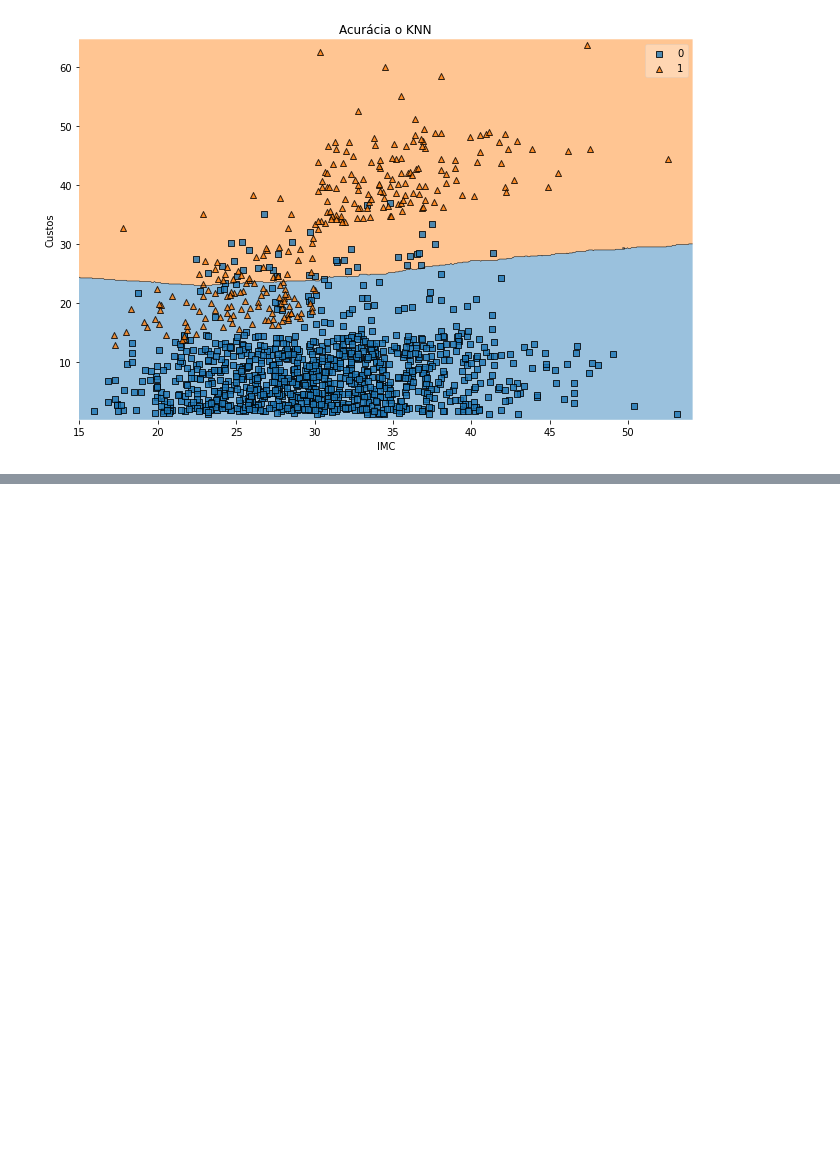
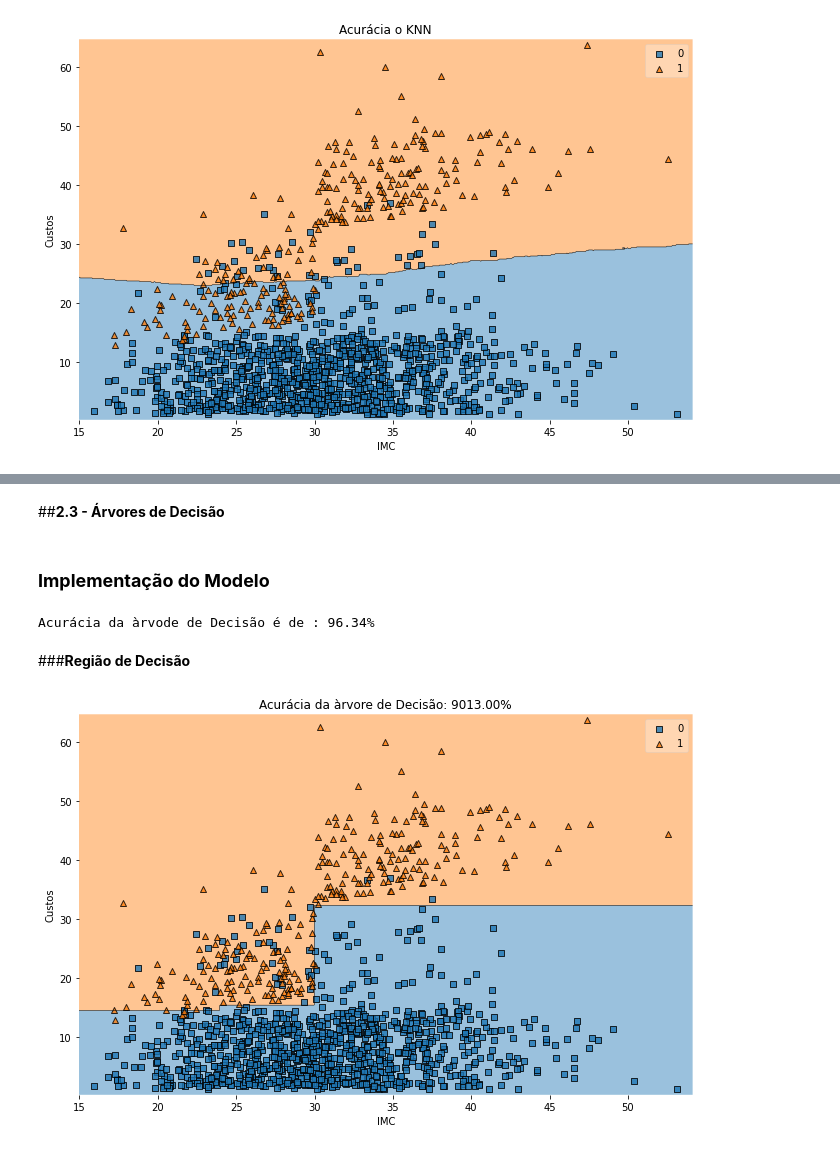
Before and after one commit to SamuelSousaFerreira/Curso-Dominando-Data-Science---Flai, a Jupyter notebook: Modelos_de_Classificação_Flai.ipynb, the cells around one changed output, grey strips where cells are left out. Saved outputs shown, nothing was run; the diff lists cells and outputs as text; code cells hidden in the pictures; blank space fills up the shorter version.

```diff
--- a/Modelos_de_Classificação_Flai.ipynb
+++ b/Modelos_de_Classificação_Flai.ipynb
@@ -175,0 +205,4 @@ plt.show()
+# %% [markdown]
+##**2.3 - Árvores de Decisão**
+# %% [markdown]
+### **Implementação do Modelo**
@@ -175,0 +211,23 @@ plt.show()
+# %%
+tree_model = DecisionTreeClassifier(max_depth=3)
+
+acuracia_tree = cross_val_score(tree_model,X,y,cv=kf, scoring='accuracy')
+
+acuracia_tree = acuracia_tree.mean()
+
+print('Acurácia da àrvode de Decisão é de : {:.2f}%'.format(100*acuracia_tree))
+# %% [output]
+Acurácia da àrvode de Decisão é de : 96.34%
+# %% [markdown]
+###**Região de Decisão**
+# %%
+tree_model.fit(X,y)
+
+plt.figure(figsize = (11, 7))
+plot_decision_regions(X.values, y.values, clf = tree_model, legend = 1)
+plt.xlabel('IMC')
+plt.ylabel('Custos')
+plt.title('Acurácia da àrvore de Decisão: {:.2f}%'.format(100*knn5 ))
+plt.show()
+# %% [output]
+[figure, added]
```
Also changed, not shown: parts of 28 cells of this notebook.
